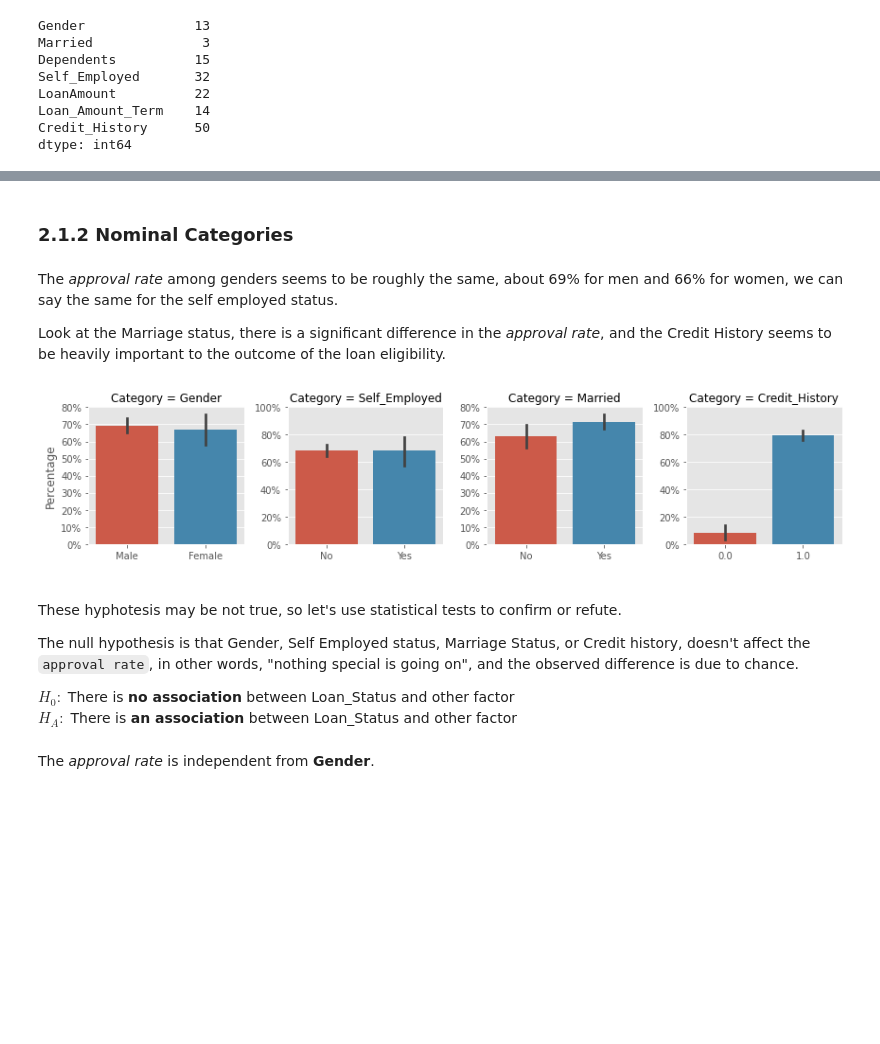
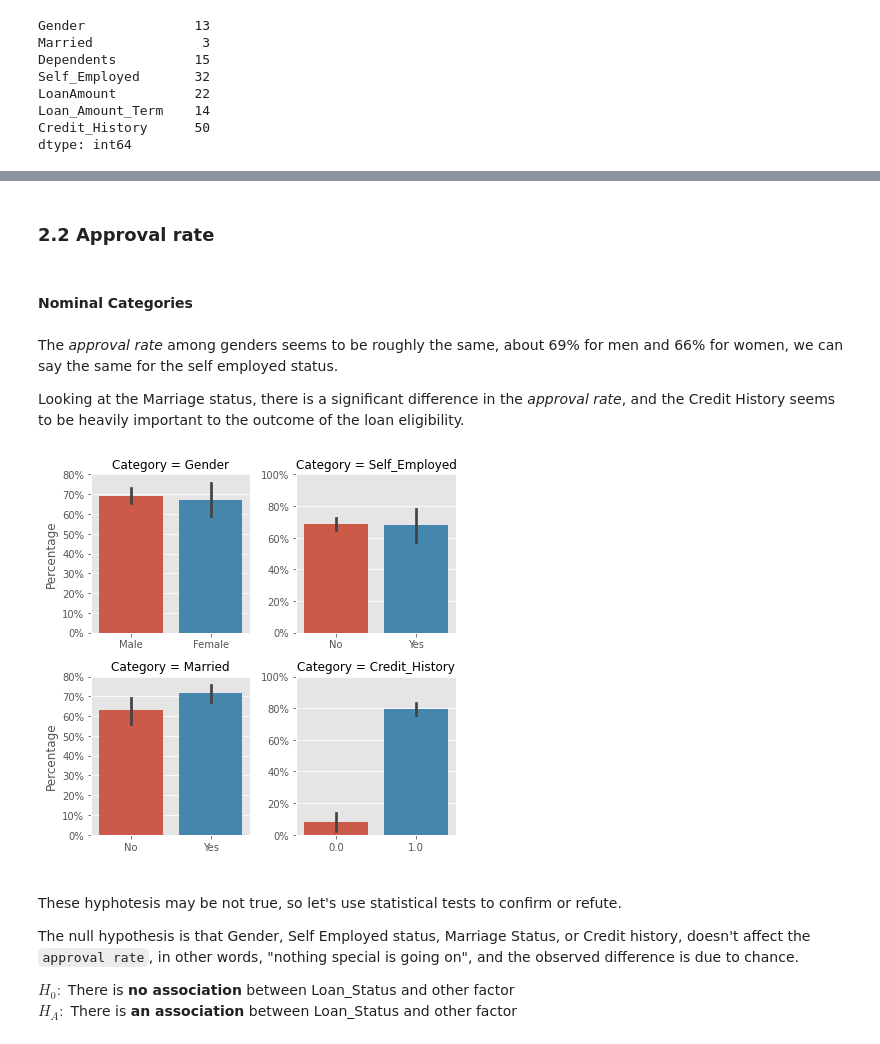
Before and after one commit to maikereis/loan, a Jupyter notebook: loan.ipynb, the cells around one changed output, grey strips where cells are left out. Saved outputs shown, nothing was run; the diff lists cells and outputs as text; code cells hidden in the pictures; blank space fills up the shorter version.

```diff
--- a/loan.ipynb
+++ b/loan.ipynb
@@ -8,7 +8,7 @@ import matplotlib.pyplot as plt
 import seaborn as sns
 from scipy import stats
 plt.style.use("ggplot")
-plt.rcParams["figure.figsize"] = (10, 6)
+plt.rcParams["figure.figsize"] = (6.5, 6)
 pd.options.display.max_rows = 10
 pd.options.display.max_rows = 10
 
@@ -132,22 +202,24 @@ replace_labels(ax, "%")
+# %% [markdown]
+### 2.2 Approval rate
 # %% [markdown]
-### 2.1.2 Nominal Categories
+#### Nominal Categories
 # %% [markdown]
 The _approval rate_ among genders seems to be roughly the same, about 69% for men and 66% for women, we can say the same for the self employed status.
 
-Look at the Marriage status, there is a significant difference in the _approval rate_, and the Credit History seems to be heavily important to the outcome of the loan eligibility.
+Looking at the Marriage status, there is a significant difference in the _approval rate_, and the Credit History seems to be heavily important to the outcome of the loan eligibility.
 # %%
 
 nominal_cat = df[["Gender", "Self_Employed","Married","Credit_History","Loan_Status"]]
 melted_cat_vars = pd.melt(nominal_cat, id_vars=["Loan_Status"],var_name='Category')
 
 g = sns.FacetGrid(
-        melted_cat_vars, col="Category", sharex=False, sharey=False,
+        melted_cat_vars, col="Category", sharex=False, sharey=False, col_wrap=2
     )
 g.map(custom_barplot, "value", "Loan_Status")
 g.set_axis_labels(y_var="Percentage",x_var=" ")
 plt.tight_layout()
 # %% [output]
-[figure, old version]
+[figure, new version]
 # %% [markdown]
 These hyphotesis may be not true, so let's use statistical tests to confirm or refute.
 
@@ -155,5 +227,3 @@ The null hypothesis is that Gender, Self Employed status, Marriage Status, or Cr
 
 $H_0:$ There is **no association** between Loan_Status and other factor<br>
 $H_A:$ There is **an association** between Loan_Status and other factor
-# %% [markdown]
-The _approval rate_ is independent from **Gender**.
```
Also changed, not shown: parts of 38 cells of this notebook.
